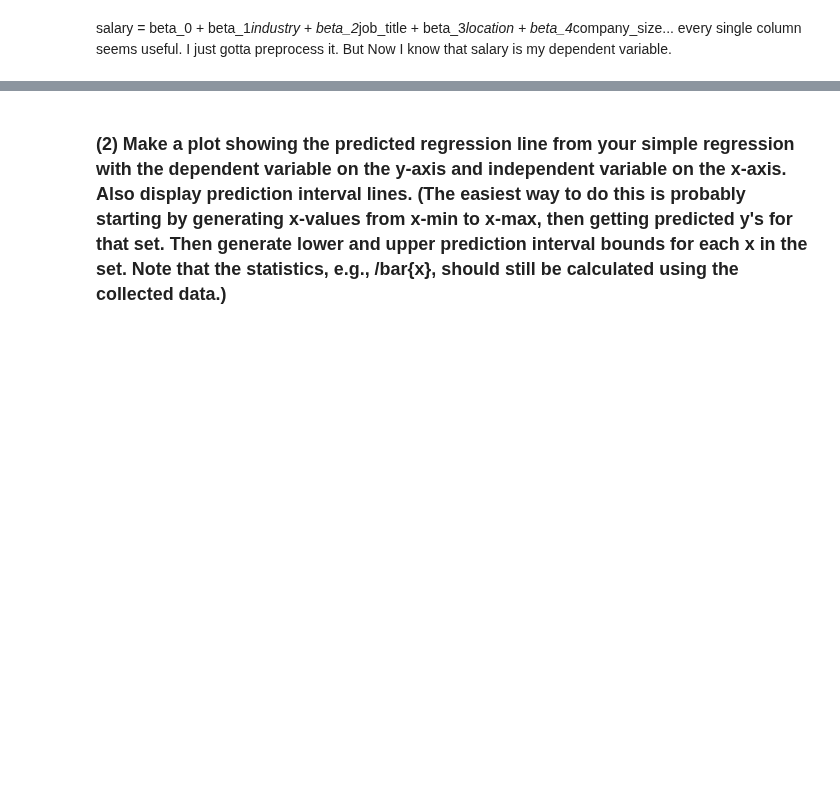
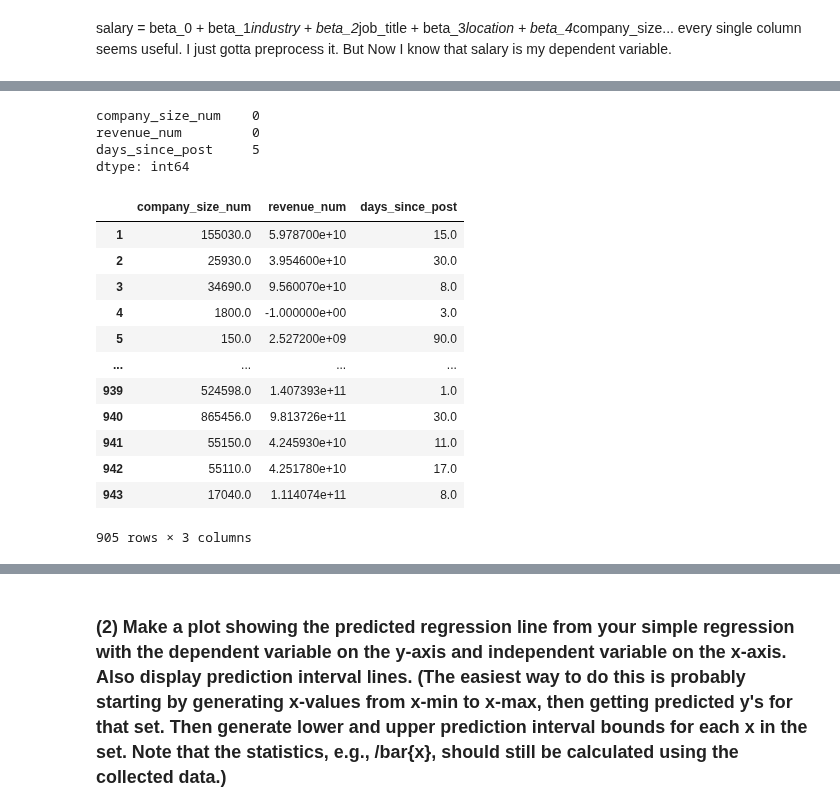
Before and after one commit to IanTaiAhn/econ6550, a Jupyter notebook: colab_assignments/Google_Colab_Assignment_8.ipynb, the cells around one changed output, grey strips where cells are left out. Drawn from its saved outputs; the diff is of its cells as text; code cells hidden in the pictures; blank space fills up the shorter version.

```diff
--- a/colab_assignments/Google_Colab_Assignment_8.ipynb
+++ b/colab_assignments/Google_Colab_Assignment_8.ipynb
@@ -343,0 +398,21 @@ df.head(5)
+# %%
+print(df[numeric_cols].isna().sum())
+df[numeric_cols]
+# %% [output]
+company_size_num    0
+revenue_num         0
+days_since_post     5
+dtype: int64
+|  | company_size_num | revenue_num | days_since_post |
+| 1 | 155030.0 | 5.978700e+10 | 15.0 |
+| 2 | 25930.0 | 3.954600e+10 | 30.0 |
+| 3 | 34690.0 | 9.560070e+10 | 8.0 |
+| 4 | 1800.0 | -1.000000e+00 | 3.0 |
+| 5 | 150.0 | 2.527200e+09 | 90.0 |
+| ... | ... | ... | ... |
+| 939 | 524598.0 | 1.407393e+11 | 1.0 |
+| 940 | 865456.0 | 9.813726e+11 | 30.0 |
+| 941 | 55150.0 | 4.245930e+10 | 11.0 |
+| 942 | 55110.0 | 4.251780e+10 | 17.0 |
+| 943 | 17040.0 | 1.114074e+11 | 8.0 |
+905 rows × 3 columns
```
Also changed, not shown: parts of 26 cells of this notebook.
